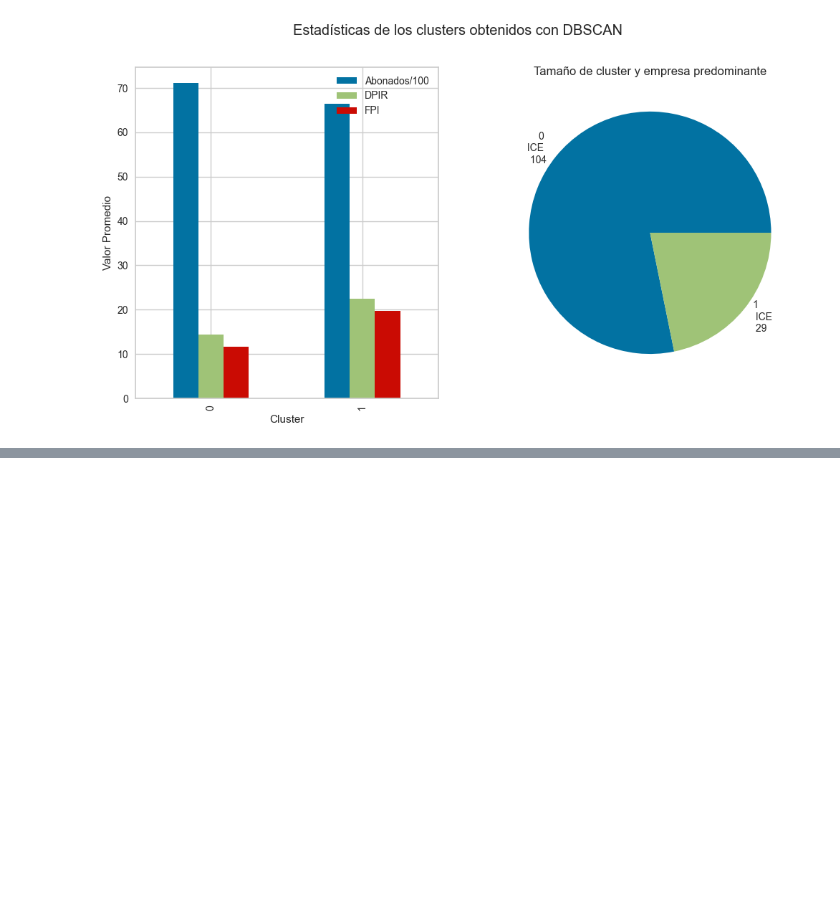
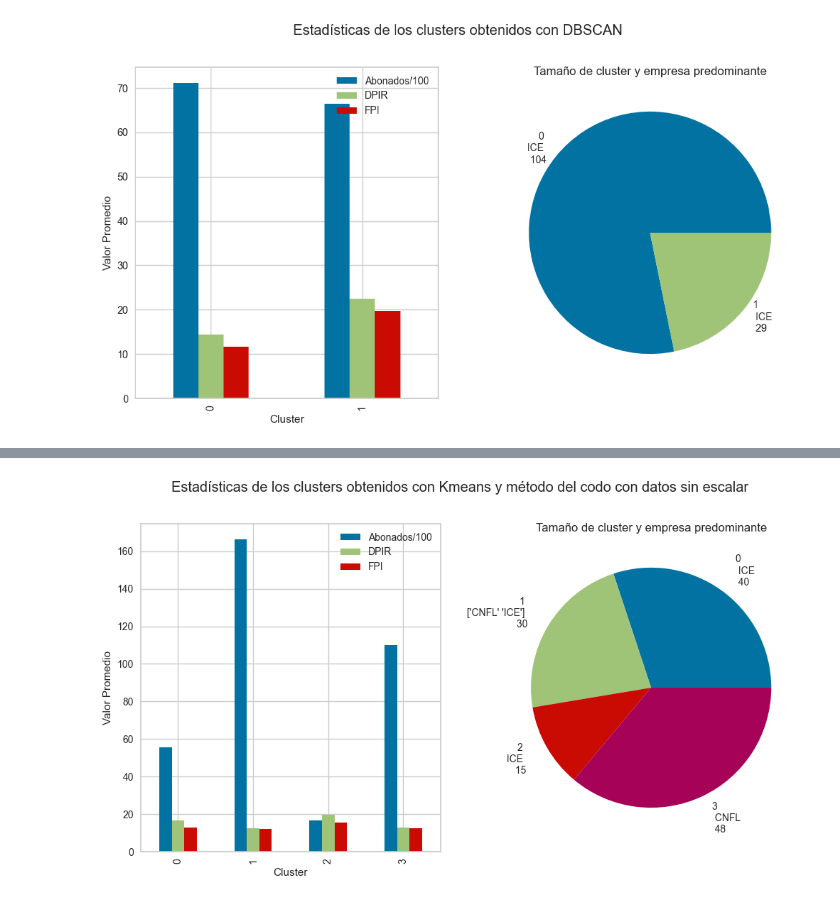
Before and after one commit to marpermon/AI_Projects, a Jupyter notebook: Proyecto1/Proyecto1.ipynb, the cells around one changed output, grey strips where cells are left out. Cells and saved outputs as stored; diff of their text form; code cells hidden in the pictures; blank space fills up the shorter version.

Commit message:
Unscaled data experiment

```diff
--- a/Proyecto1/Proyecto1.ipynb
+++ b/Proyecto1/Proyecto1.ipynb
@@ -374,0 +388,32 @@ plt.show()
+# %%
+kmeans = KMeans(n_clusters=4, random_state=42)
+clusters = kmeans.fit(sin_escalar)
+y_means = kmeans.predict(sin_escalar).astype(str)
+y_means = y_means.reshape(133,1)
+centers = kmeans.cluster_centers_
+data_kmeans_elbow_sin_escalar =  datosA.copy()
+data_kmeans_elbow_sin_escalar["Cluster"]= y_means
+# %%
+data_kmeans_grouped1 = data_kmeans_elbow_sin_escalar.groupby("Cluster").agg({"Abonados":['mean'],
+                                    "DPIR":['mean'],
+                                    "FPI":['mean'],
+                                  "Empresa":[pd.Series.mode]
+                                    })
+
+data_kmeans_grouped1['Abonados'] = data_kmeans_grouped1['Abonados']/100
+fig, ax = plt.subplots(1, 2, figsize=(12, 6))
+data_kmeans_grouped1.plot(kind='bar',ax=ax[0], xlabel='Cluster', ylabel='Valor Promedio')
+ax[0].legend(['Abonados/100', 'DPIR', 'FPI'])
+
+empresas=[data_kmeans_grouped1.Empresa.values[i][0] for i in range(len(data_kmeans_grouped1.Empresa.values))]
+data_kmeans_grouped2 = data_kmeans_elbow.groupby("Cluster").agg({"Cluster":'count'})
+
+
+formatter = [f"{i} \n {j} \n {l}" for i,j,l in zip(list(data_kmeans_grouped1.index),\
+                                                   empresas,list(data_kmeans_grouped2.Cluster))]
+ax[1].pie(data_kmeans_grouped2.Cluster, labels=formatter, labeldistance=1.2)
+ax[1].set(title="Tamaño de cluster y empresa predominante")
+fig.suptitle('Estadísticas de los clusters obtenidos con Kmeans y método del codo con datos sin escalar')
+plt.show()
+# %% [output]
+[figure, added]
```
Also changed, not shown: parts of 23 cells of this notebook.
